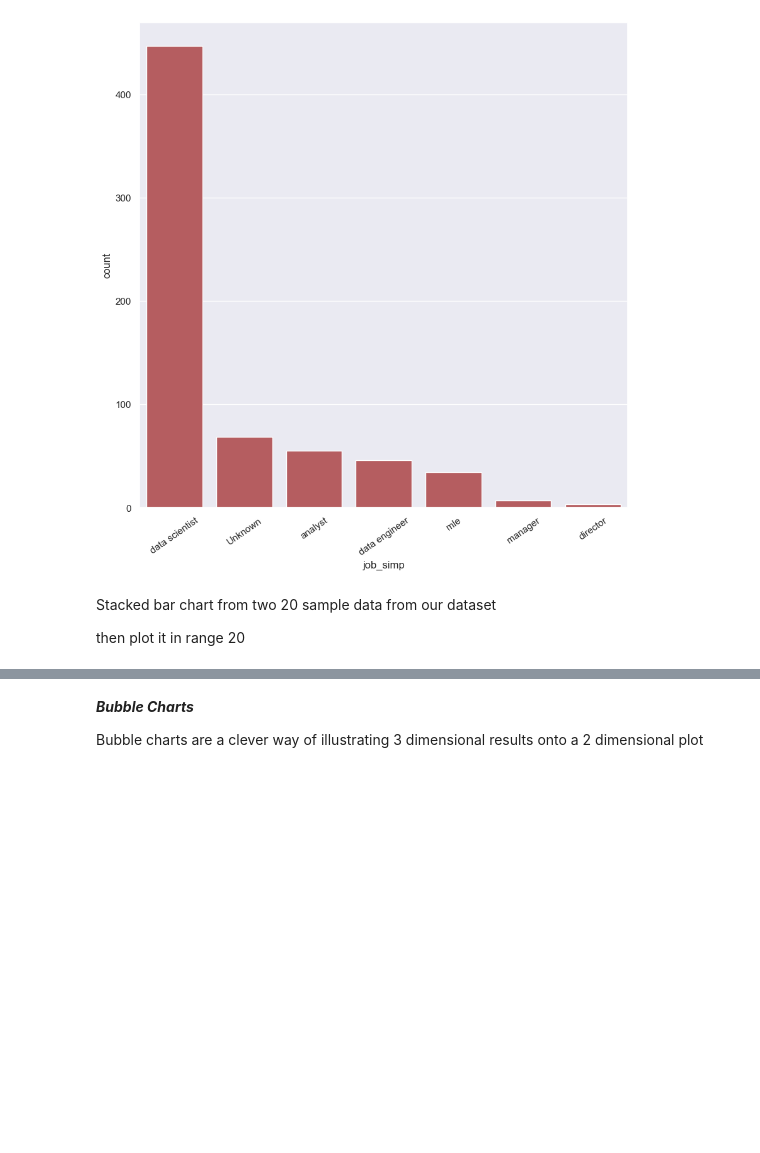
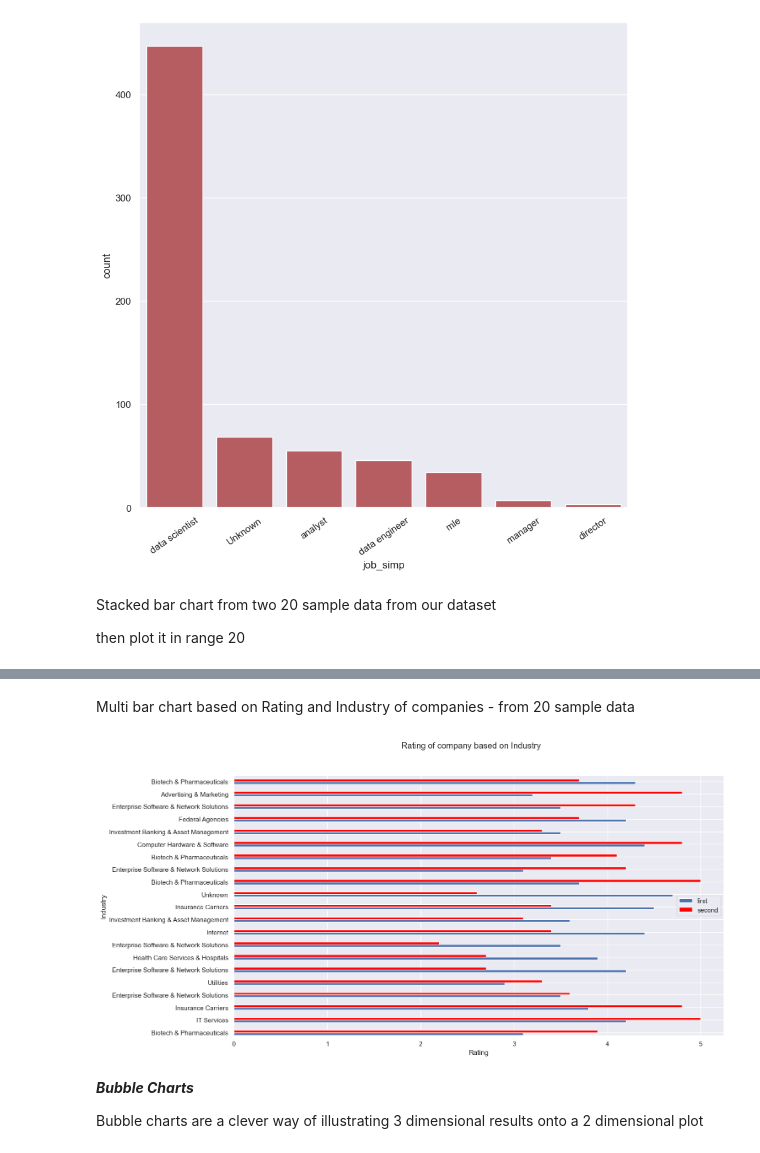
Before and after one commit to alizahedzadeh/Applied-Data-Science-Course-Assignments, a Jupyter notebook: assignments/Assignment 3 Data Visualization + Web-scraping/HW3_DataVisualization.ipynb, the cells around one changed output, grey strips where cells are left out. Cells and saved outputs as stored; diff of their text form; code cells hidden in the pictures; blank space fills up the shorter version.

```diff
--- a/assignments/Assignment 3 Data Visualization + Web-scraping/HW3_DataVisualization.ipynb
+++ b/assignments/Assignment 3 Data Visualization + Web-scraping/HW3_DataVisualization.ipynb
@@ -209,3 +213,19 @@ plt.show()
+# %% [markdown]
+Multi bar chart based on Rating and Industry of companies - from 20 sample data
+# %%
+first = df.loc[0:20]
+second = df.loc[30:50]
+
+# plot bars in stack manner
+ax = first.plot.barh(x='Industry',y='Rating', position=1,width=.2,figsize=(15,8))
+second.plot.barh(x='Industry',y='Rating', ax=ax,color='red',position=0,width=.2)
+plt.suptitle('Rating of company based on Industry')
+plt.legend(['first','second'])
+plt.ylabel('Industry')
+plt.xlabel('Rating')
+plt.show()
+# %% [output]
+[figure, added]
 # %% [markdown]
 ***Bubble Charts***
 
```
Also changed, not shown: parts of 4 cells of this notebook, 1 other file.
